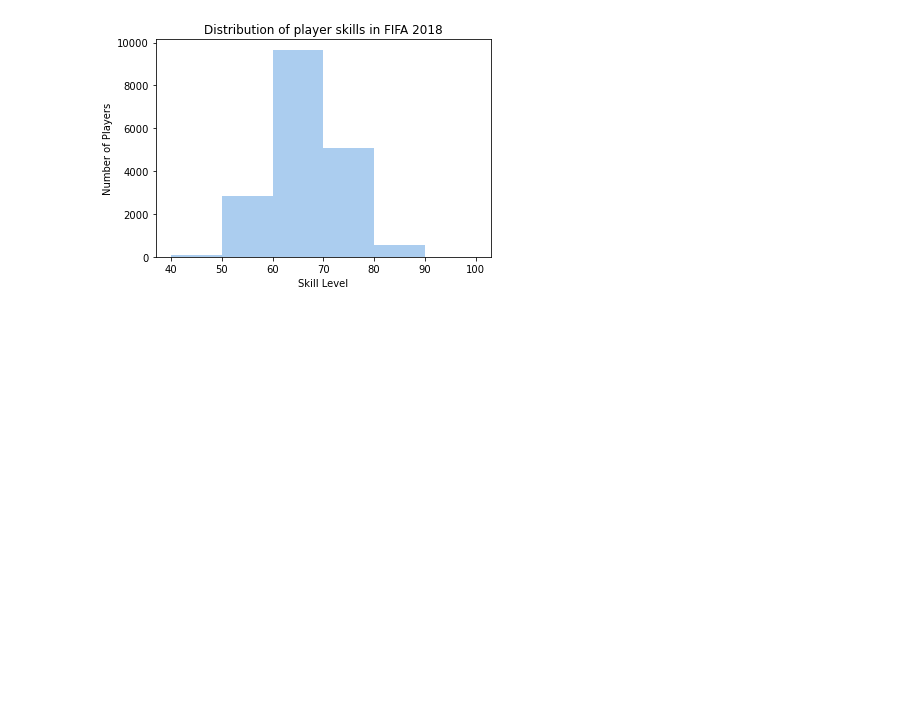
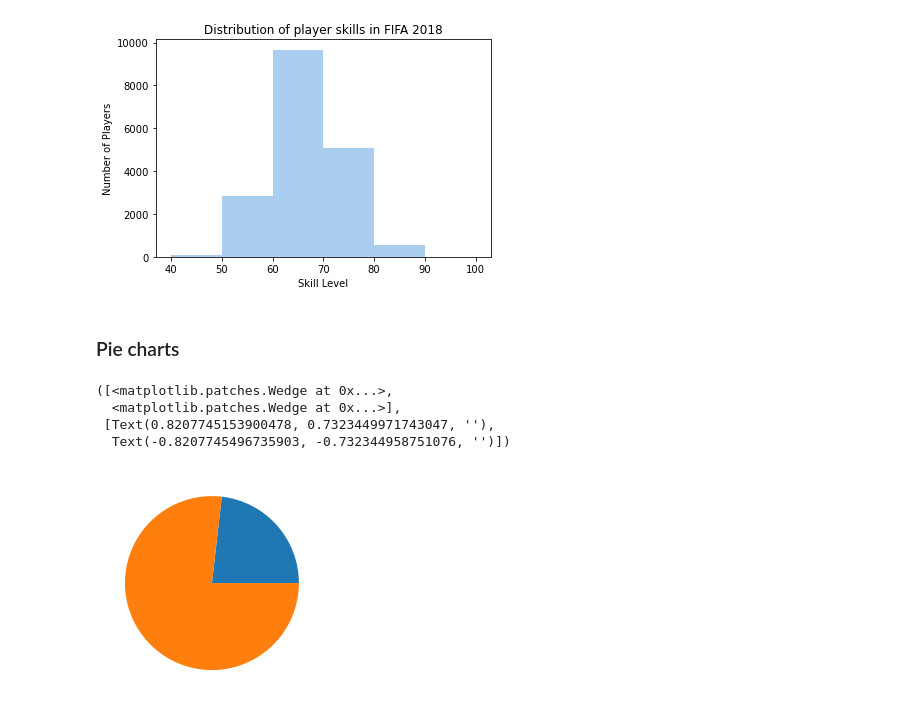
Before and after one commit to sheddyranking/Data-Visualization, a Jupyter notebook: matplotlib1.py.ipynb, the cells around one changed output. Drawn from its saved outputs; the diff is of its cells as text; code cells hidden in the pictures; blank space fills up the shorter version.

```diff
--- a/matplotlib1.py.ipynb
+++ b/matplotlib1.py.ipynb
@@ -80,3 +80,20 @@ plt.savefig('Distribution_png', dpi = 300)
 plt.show()
 # %% [output]
 [figure]
+# %% [markdown]
+### Pie charts
+# %%
+#Filter out the preferred foot from the data
+
+left = fifa.loc[fifa['Preferred Foot'] == 'Left'].count()[0]
+right = fifa.loc[fifa['Preferred Foot'] == 'Right'].count()[0]
+
+plt.pie([left,right])
+
+plt.show()
+# %% [output]
+([<matplotlib.patches.Wedge at 0x...>,
+  <matplotlib.patches.Wedge at 0x...>],
+ [Text(0.8207745153900478, 0.7323449971743047, ''),
+  Text(-0.8207745496735903, -0.732344958751076, '')])
+[figure, added]
```
Also changed, not shown: parts of 1 cell of this notebook.
